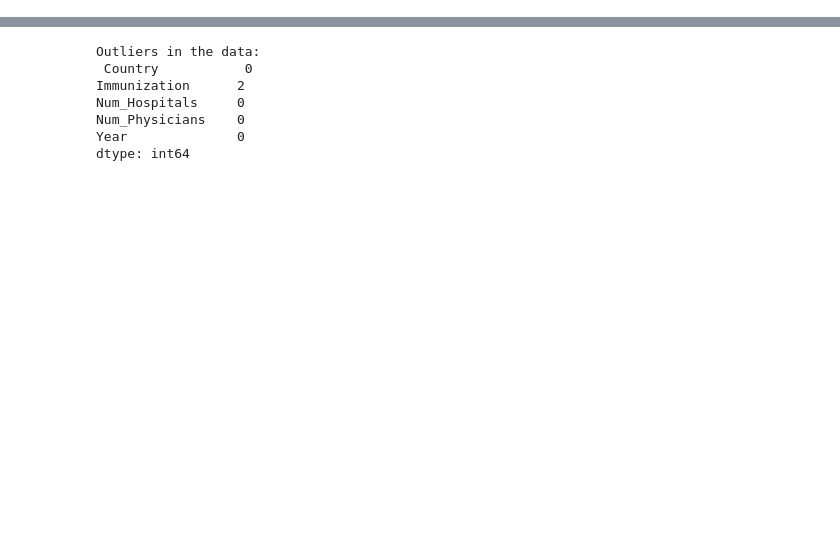
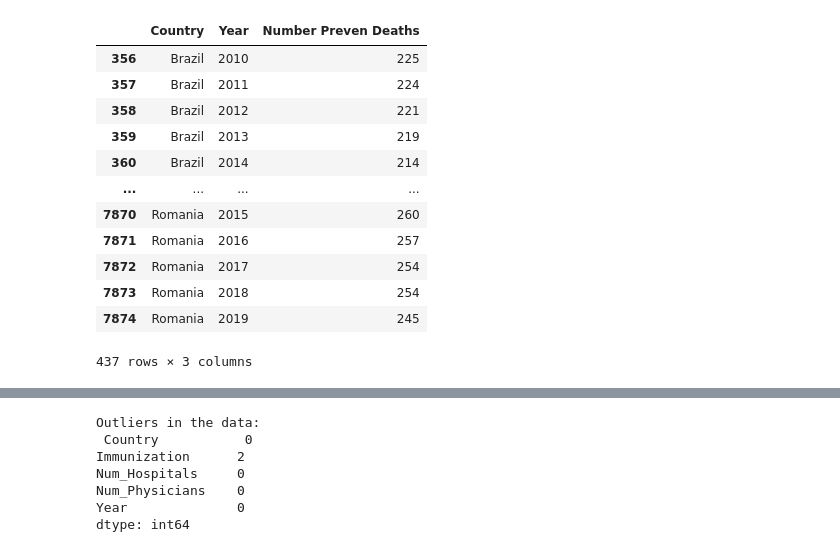
Before and after one commit to dweizzz/datathon23, a Jupyter notebook: AryaLinearRegression.ipynb, the cells around one changed output, grey strips where cells are left out. Drawn from its saved outputs; the diff is of its cells as text; code cells hidden in the pictures; blank space fills up the shorter version.

```diff
--- a/AryaLinearRegression.ipynb
+++ b/AryaLinearRegression.ipynb
@@ -83,0 +85,21 @@ all_vars
+# %%
+df_PrevDeaths = pd.read_csv('PreventableDeaths.csv')
+df_PrevDeaths = df_PrevDeaths[df_PrevDeaths['Measure'] == 'Deaths per 100 000 population (standardised rates)']
+df_PrevDeaths = df_PrevDeaths[df_PrevDeaths['Variable'] == 'Preventable mortality']
+df_PrevDeaths=df_PrevDeaths[['Country','Year','Value']]
+df_PrevDeaths = df_PrevDeaths.rename(columns={'Value': 'Number Preven Deaths'})
+df_PrevDeaths
+# %% [output]
+|  | Country | Year | Number Preven Deaths |
+| 356 | Brazil | 2010 | 225 |
+| 357 | Brazil | 2011 | 224 |
+| 358 | Brazil | 2012 | 221 |
+| 359 | Brazil | 2013 | 219 |
+| 360 | Brazil | 2014 | 214 |
+| ... | ... | ... | ... |
+| 7870 | Romania | 2015 | 260 |
+| 7871 | Romania | 2016 | 257 |
+| 7872 | Romania | 2017 | 254 |
+| 7873 | Romania | 2018 | 254 |
+| 7874 | Romania | 2019 | 245 |
+437 rows × 3 columns
```
Also changed, not shown: parts of 10 cells of this notebook.
